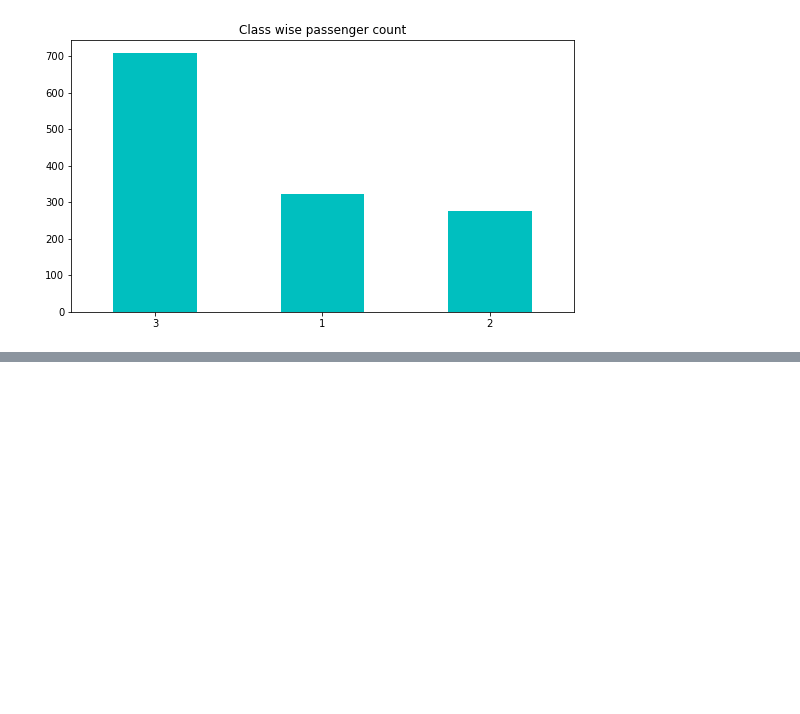
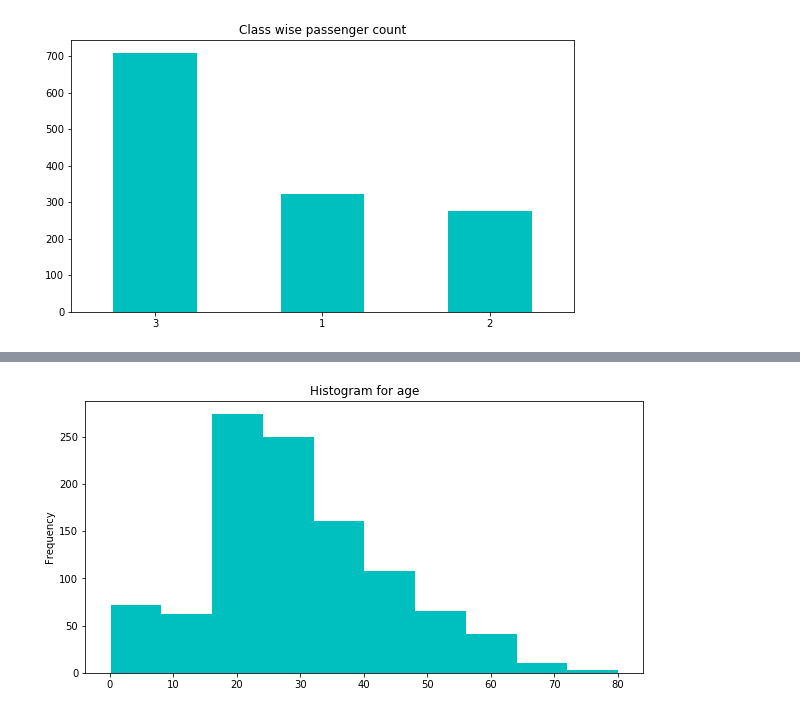
Before and after one commit to stompydragons/hello-world, a Jupyter notebook: 05_DoingDataAnalysis/06 Exploring the titanic data.ipynb, the cells around one changed output, grey strips where cells are left out. Saved outputs shown, nothing was run; the diff lists cells and outputs as text; code cells hidden in the pictures; blank space fills up the shorter version.

```diff
--- a/05_DoingDataAnalysis/06 Exploring the titanic data.ipynb
+++ b/05_DoingDataAnalysis/06 Exploring the titanic data.ipynb
@@ -392,0 +417,5 @@ df.Pclass.value_counts().plot(kind='bar', title='Class wise passenger count', ro
+# %%
+# the plot type for a histogram is 'hist', this one sets the bins automatically
+df.Age.plot(kind='hist', title="Histogram for age", color="c", figsize=(10,5));
+# %% [output]
+[figure, added]
```
Also changed, not shown: parts of 31 cells of this notebook, 1 other file.
